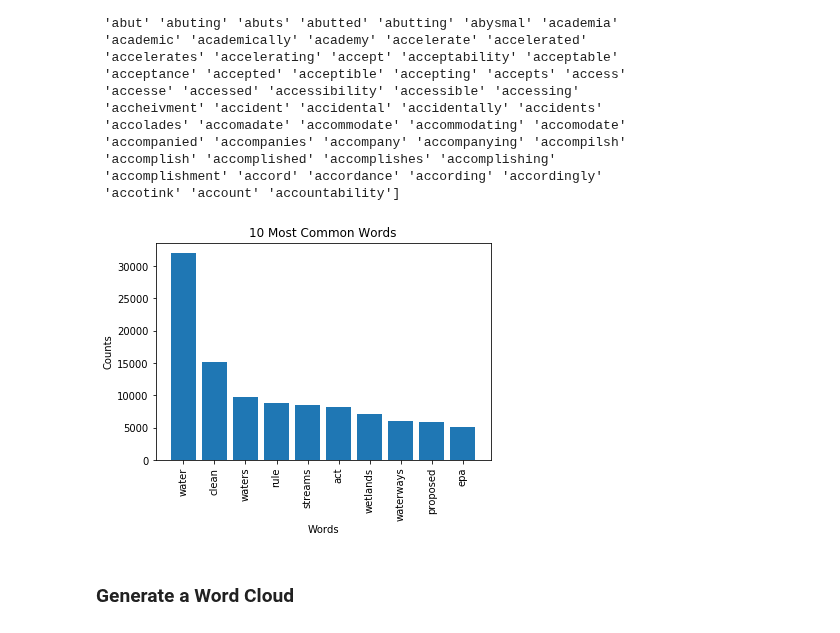
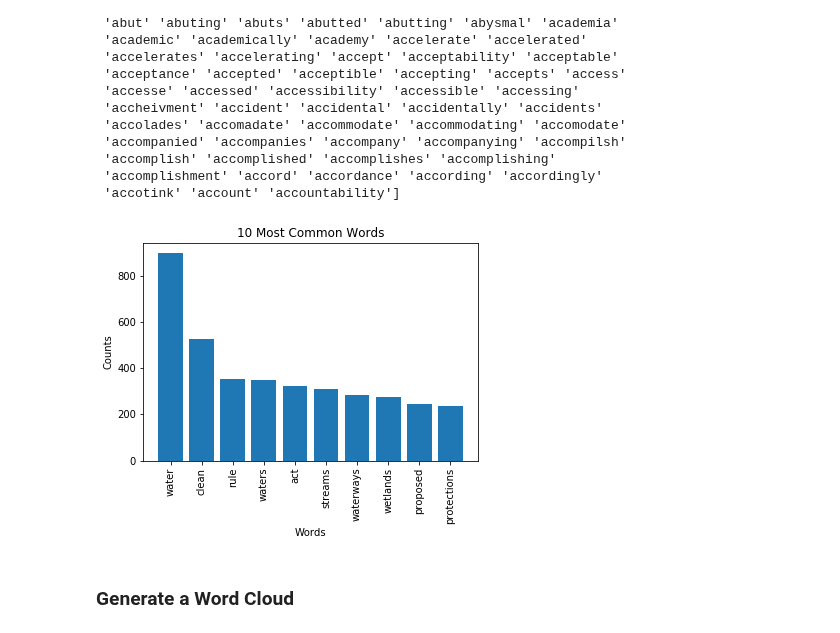
Before and after one commit to Data-Science-for-Conservation/WOTUS_Revision, a Jupyter notebook: WOTUS_analysis.ipynb, the cells around one changed output. Drawn from its saved outputs; the diff is of its cells as text; code cells hidden in the pictures.

Commit message:
feat: compare count vect and tfidf analysis

```diff
--- a/WOTUS_analysis.ipynb
+++ b/WOTUS_analysis.ipynb
@@ -120,13 +121,23 @@ def plot_most_common_words(count_data, count_vect, n=10):
     plt.title('{} Most Common Words'.format(n))
     plt.show()
 # %%
-# Create matrix with word counts by comment
+# Transform comments to a matrix of comments by word counts
+#   then to normalized TF-IDF representation
+
+# topic_pl = Pipeline([
+#     ('count', CountVectorizer(stop_words='english')),
+#     ('tfidf', TfidfTransformer())
+# ])
+
 count_vec = CountVectorizer(stop_words='english')
-
 count_data = count_vec.fit_transform(comments)
 print(count_data.shape)
 
 # Create array of vocabulary terms
 vocab = np.array(count_vec.get_feature_names())
+
+tfidf = TfidfTransformer()
+tfidf_data = tfidf.fit_transform(count_data)
+print(tfidf_data.shape)
 # %% [output]
 (8187, 22434)
@@ -153,9 +165,9 @@ print(vocab[s:s+100])
  'accomplishment' 'accord' 'accordance' 'according' 'accordingly'
  'accotink' 'account' 'accountability']
 # %%
-plot_most_common_words(count_data, count_vec)
+plot_most_common_words(tfidf_data, count_vec)
 # %% [output]
-[figure, old version]
+[figure, new version]
 # %% [markdown]
 ### Generate a Word Cloud
 # %%
```
Also changed, not shown: parts of 11 cells of this notebook.
